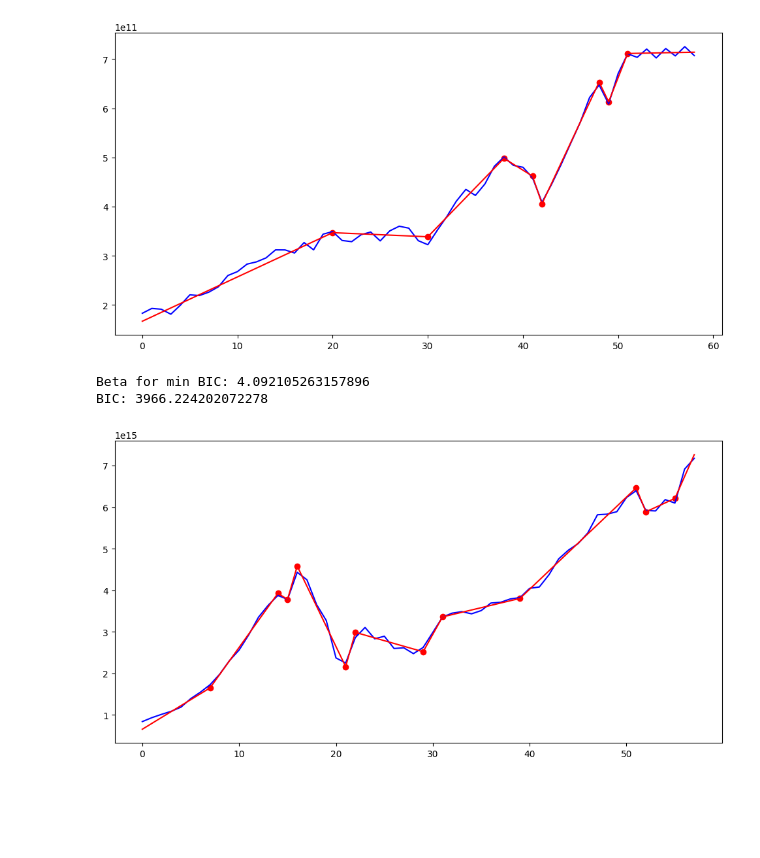
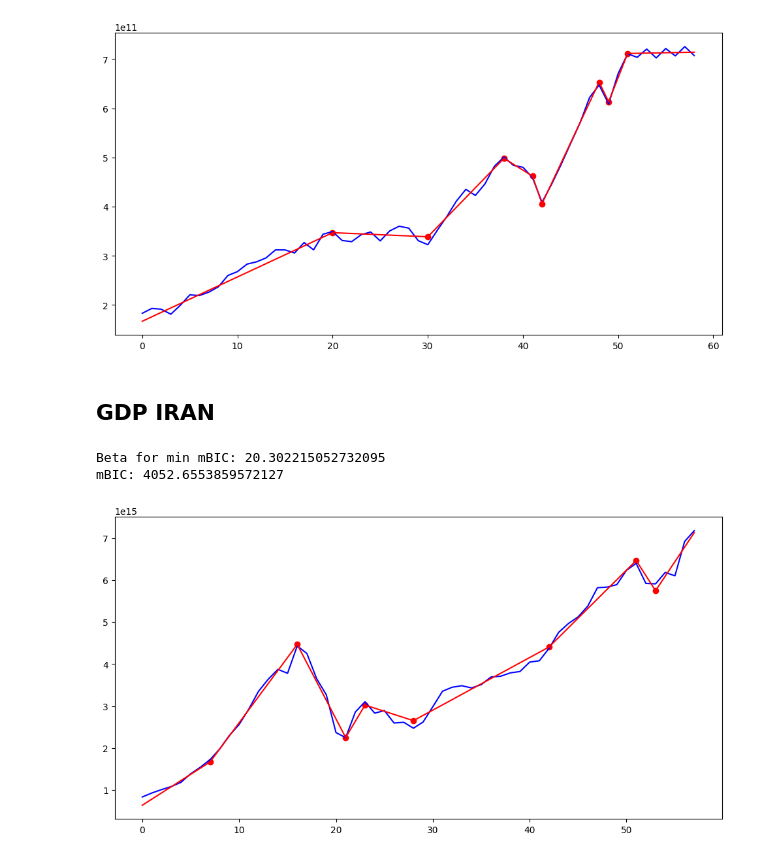
Before and after one commit to QMoayedpour/CPD_MVA, a Jupyter notebook: ntbk/synth_data.ipynb, the cells around one changed output. Saved outputs shown, nothing was run; the diff lists cells and outputs as text; code cells hidden in the pictures; blank space fills up the shorter version.

```diff
--- a/ntbk/synth_data.ipynb
+++ b/ntbk/synth_data.ipynb
@@ -47,6 +47,8 @@ detector.compute_max_bic(beta_range=np.linspace(0.5, 20, 40))
 Beta for min BIC: 3.0
 BIC: 2940.479295550103
 [figure]
+# %% [markdown]
+## GDP IRAN
 # %%
 with open("../data/gdp_iran.json", "r") as file:
     data = json.load(file)
@@ -54,13 +56,17 @@ with open("../data/gdp_iran.json", "r") as file:
 gdp_iran = np.array(data["series"][0]["raw"])
 sigma = median_abs_deviation(np.diff(gdp_iran))
 # %%
+gdp_iran = np.array(data["series"][0]["raw"])
+sigma = median_abs_deviation(np.diff(gdp_iran))
+
+
 h = LogCost(1)
 
 beta = 10
 
 detector = CPOP(gdp_iran, sigma, beta, h)
-detector.compute_max_bic()
+detector.compute_max_criterion(log_n=True, beta_range=np.linspace(5,21, 15), criterion="mBIC")
 # %% [output]
-Beta for min BIC: 4.092105263157896
-BIC: 3966.224202072278
+Beta for min mBIC: 20.302215052732095
+mBIC: 4052.6553859572127
-[figure, old version]
+[figure, new version]
```
Also changed, not shown: parts of 15 cells of this notebook, 2 other files.
